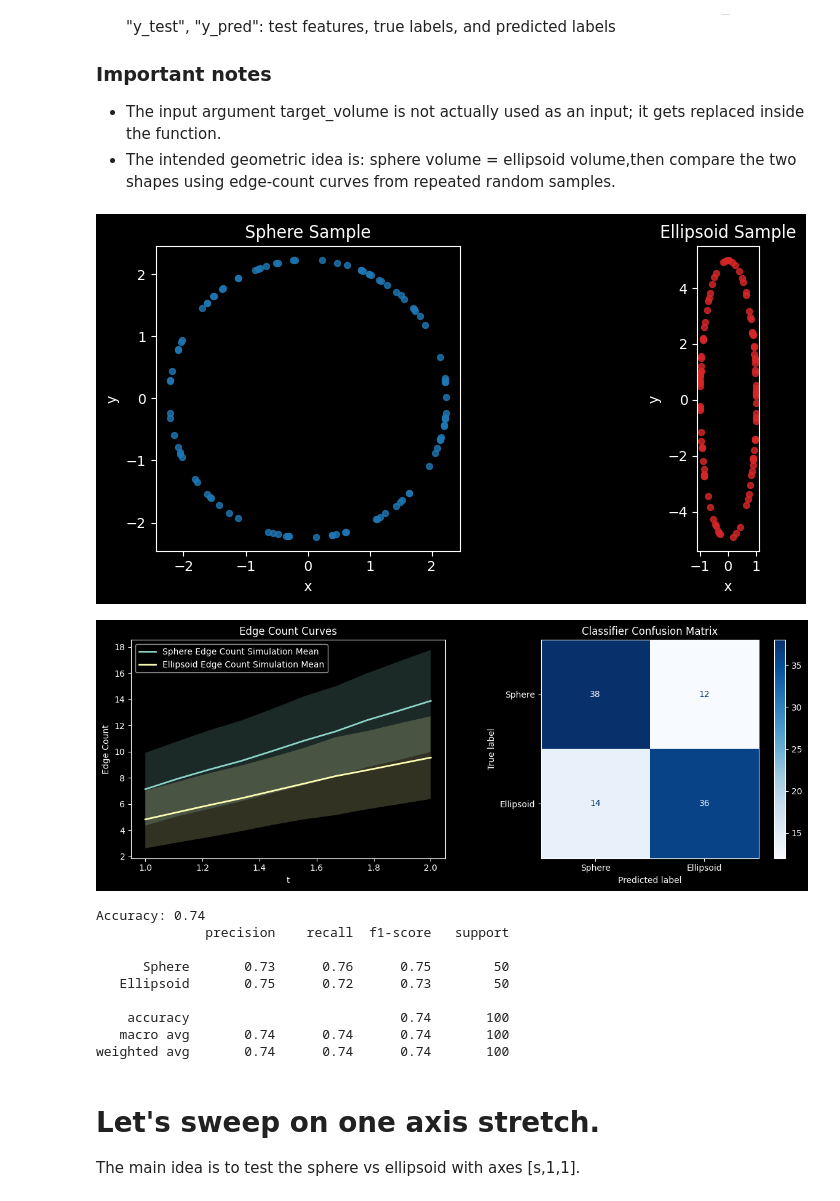
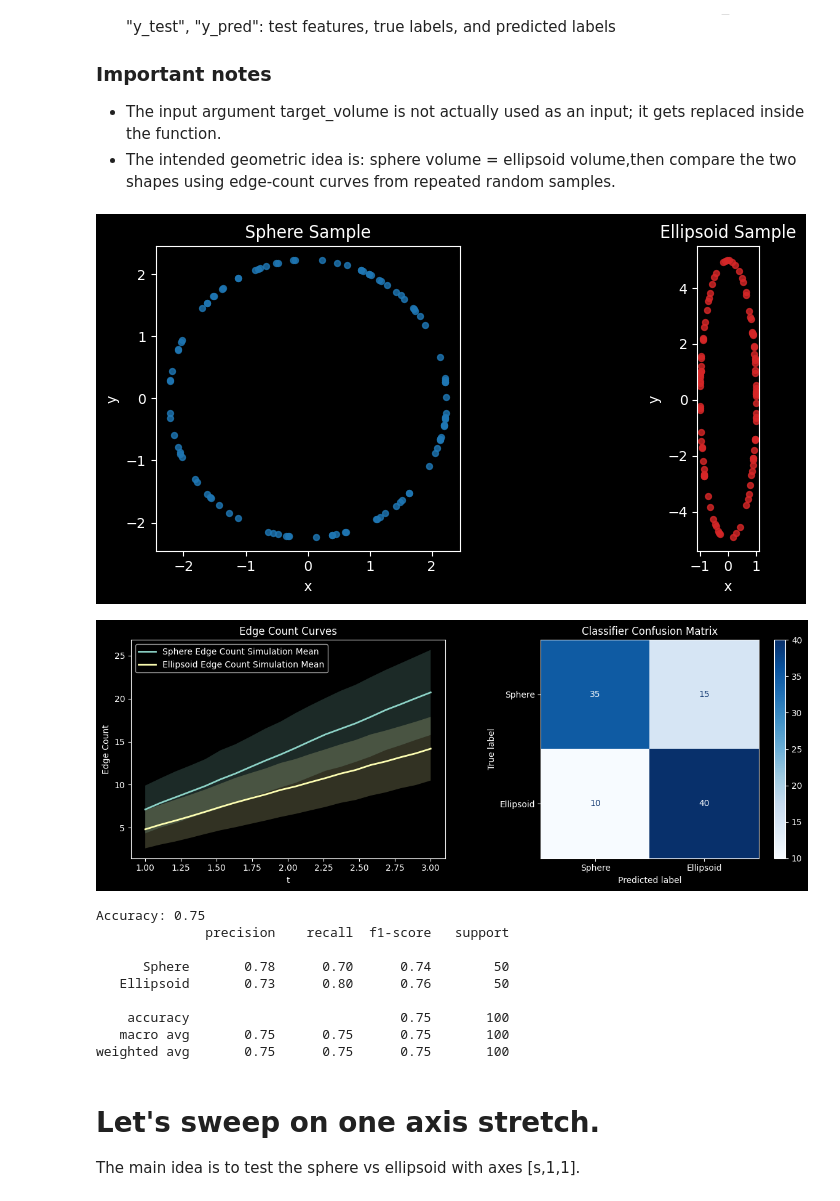
Before and after one commit to JosephMatatyaou/STA199REU, a Jupyter notebook: SQ26/Week5/Sphere_VS_Ellipsoid_Edges.ipynb, the cells around one changed output. Saved outputs shown, nothing was run; the diff lists cells and outputs as text; code cells hidden in the pictures.

```diff
--- a/SQ26/Week5/Sphere_VS_Ellipsoid_Edges.ipynb
+++ b/SQ26/Week5/Sphere_VS_Ellipsoid_Edges.ipynb
@@ -219,7 +219,7 @@ plt.style.use("dark_background")
 n_points = 100
 n_resamples = 200
 ambient_dim = 2
-t_grid = np.linspace(1,2,10)
+t_grid = np.linspace(1,3,20)
 
 ellipsoid_stretch = [1.0, 5.0]
 
@@ -244,43 +244,43 @@ for i, (shape, X, color) in enumerate(samples, start = 1):
         X = vr.pca_project(X, out_dim = 2)
 
     d = X.shape[1]
     ax = fig.add_subplot(1, 2, i, projection="3d" if d == 3 else None)
 
     if d == 3:
         ax.scatter(X[:, 0], X[:, 1], X[:, 2], s = 18, alpha = 0.8, color=color)
         ax.set_aspect("equal")
         ax.set_xlabel("x")
         ax.set_ylabel("y")
         ax.set_zlabel("z")
     elif d == 2:
         ax.scatter(X[:, 0], X[:, 1], s=18, alpha=0.8, color=color)
         ax.set_aspect("equal")
         ax.set_xlabel("PC1" if projected else "x")
         ax.set_ylabel("PC2" if projected else "y")
     else:
         ax.scatter(X[:, 0], np.zeros(len(X)), s=18, alpha=0.8, color=color)
         ax.set_xlabel("x")
         ax.set_ylabel("")
 
     ax.set_title(f"{shape} Sample")
     ax.grid(False)
 
 plt.tight_layout()
 plt.show()
 
 plot_sphere_ellipsoid_results(result)
 # %% [output]
 [figure]
-[figure, old version]
+[figure, new version]
-Accuracy: 0.74
+Accuracy: 0.75
               precision    recall  f1-score   support
 
-      Sphere       0.73      0.76      0.75        50
-   Ellipsoid       0.75      0.72      0.73        50
+      Sphere       0.78      0.70      0.74        50
+   Ellipsoid       0.73      0.80      0.76        50
 
-    accuracy                           0.74       100
-   macro avg       0.74      0.74      0.74       100
-weighted avg       0.74      0.74      0.74       100
+    accuracy                           0.75       100
+   macro avg       0.75      0.75      0.75       100
+weighted avg       0.75      0.75      0.75       100
 # %% [markdown]
 # Let's sweep on one axis stretch.
 
```
